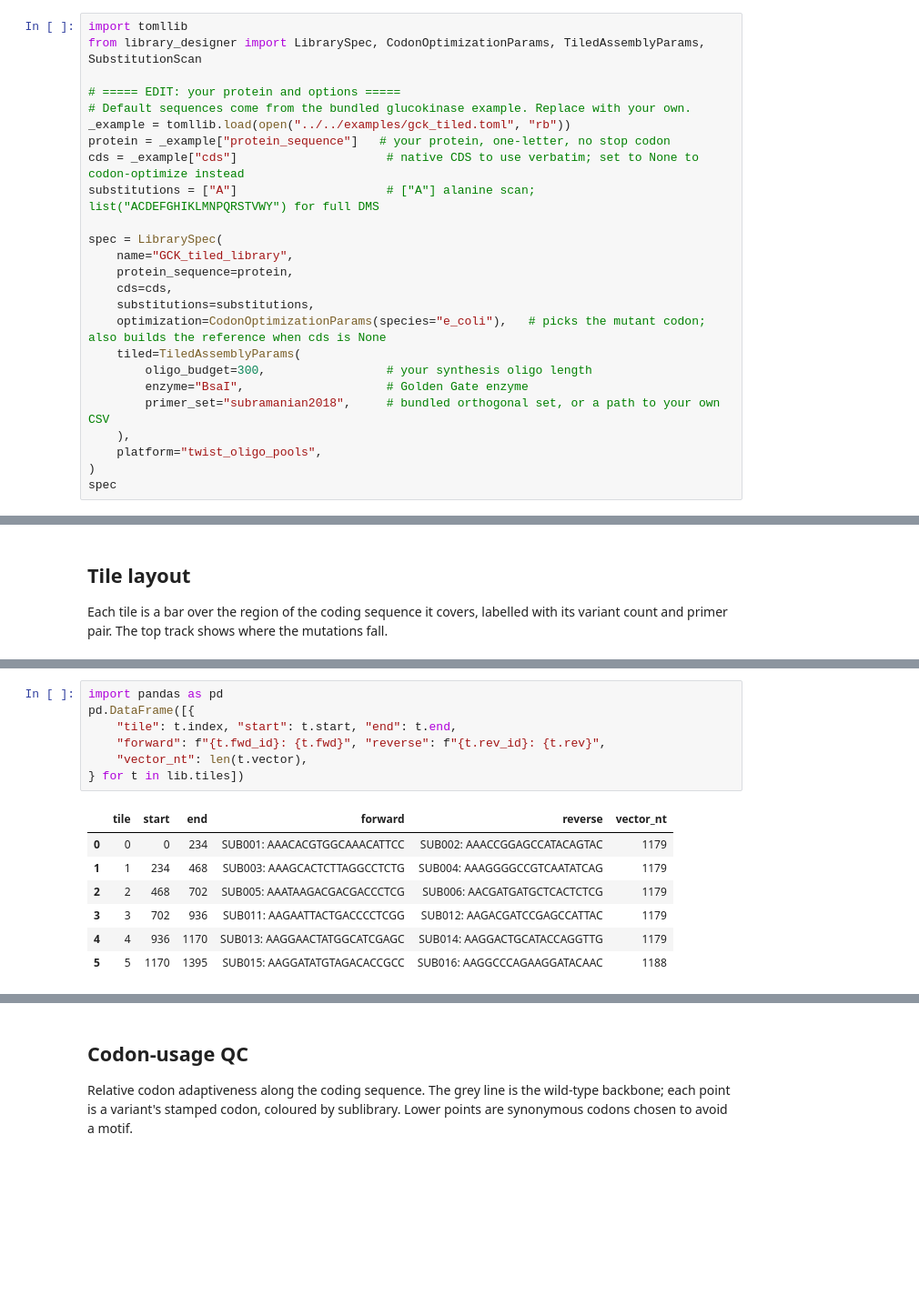
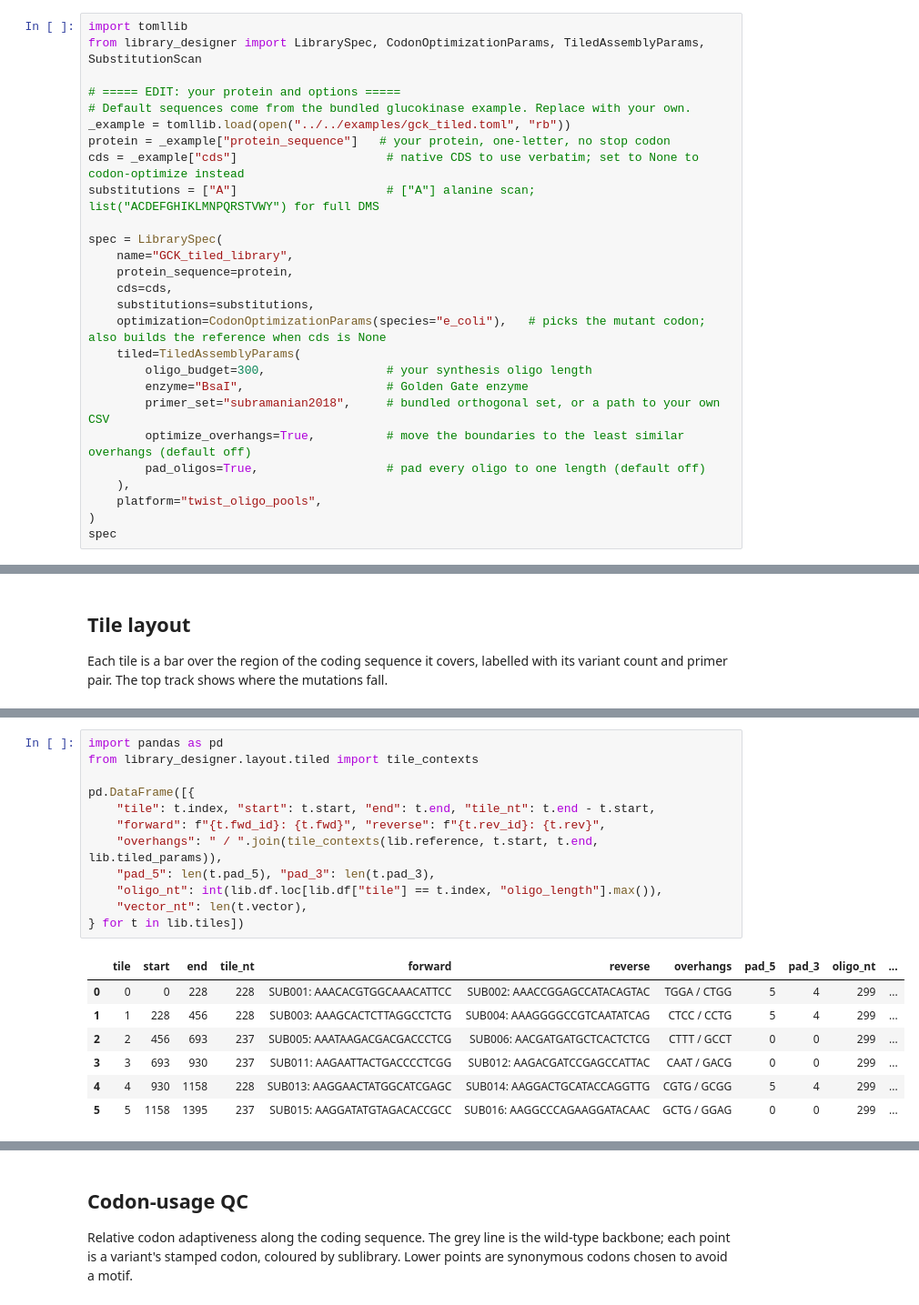
Before and after one commit to micah-olivas/library-designer, a Jupyter notebook: notebooks/tutorials/02-tiled-assembly.ipynb, the cells around one changed output, grey strips where cells are left out. Shown at 91% size. Cells and saved outputs as stored; diff of their text form; blank space fills up the shorter version.

```diff
--- a/notebooks/tutorials/02-tiled-assembly.ipynb
+++ b/notebooks/tutorials/02-tiled-assembly.ipynb
@@ -37,6 +37,8 @@ spec = LibrarySpec(
         oligo_budget=300,                 # your synthesis oligo length
         enzyme="BsaI",                    # Golden Gate enzyme
         primer_set="subramanian2018",     # bundled orthogonal set, or a path to your own CSV
+        optimize_overhangs=True,          # move the boundaries to the least similar overhangs (default off)
+        pad_oligos=True,                  # pad every oligo to one length (default off)
     ),
     platform="twist_oligo_pools",
 )
@@ -79,15 +87,20 @@ One row per tile: the window on the coding sequence, the primer pair that amplif
 # %%
 import pandas as pd
+from library_designer.layout.tiled import tile_contexts
+
 pd.DataFrame([{
-    "tile": t.index, "start": t.start, "end": t.end,
+    "tile": t.index, "start": t.start, "end": t.end, "tile_nt": t.end - t.start,
     "forward": f"{t.fwd_id}: {t.fwd}", "reverse": f"{t.rev_id}: {t.rev}",
+    "overhangs": " / ".join(tile_contexts(lib.reference, t.start, t.end, lib.tiled_params)),
+    "pad_5": len(t.pad_5), "pad_3": len(t.pad_3),
+    "oligo_nt": int(lib.df.loc[lib.df["tile"] == t.index, "oligo_length"].max()),
     "vector_nt": len(t.vector),
 } for t in lib.tiles])
 # %% [output]
-|  | tile | start | end | forward | reverse | vector_nt |
-| 0 | 0 | 0 | 234 | SUB001: AAACACGTGGCAAACATTCC | SUB002: AAACCGGAGCCATACAGTAC | 1179 |
-| 1 | 1 | 234 | 468 | SUB003: AAAGCACTCTTAGGCCTCTG | SUB004: AAAGGGGCCGTCAATATCAG | 1179 |
-| 2 | 2 | 468 | 702 | SUB005: AAATAAGACGACGACCCTCG | SUB006: AACGATGATGCTCACTCTCG | 1179 |
-| 3 | 3 | 702 | 936 | SUB011: AAGAATTACTGACCCCTCGG | SUB012: AAGACGATCCGAGCCATTAC | 1179 |
-| 4 | 4 | 936 | 1170 | SUB013: AAGGAACTATGGCATCGAGC | SUB014: AAGGACTGCATACCAGGTTG | 1179 |
-| 5 | 5 | 1170 | 1395 | SUB015: AAGGATATGTAGACACCGCC | SUB016: AAGGCCCAGAAGGATACAAC | 1188 |
+|  | tile | start | end | tile_nt | forward | reverse | overhangs | pad_5 | pad_3 | oligo_nt | ... |
+| 0 | 0 | 0 | 228 | 228 | SUB001: AAACACGTGGCAAACATTCC | SUB002: AAACCGGAGCCATACAGTAC | TGGA / CTGG | 5 | 4 | 299 | ... |
+| 1 | 1 | 228 | 456 | 228 | SUB003: AAAGCACTCTTAGGCCTCTG | SUB004: AAAGGGGCCGTCAATATCAG | CTCC / CCTG | 5 | 4 | 299 | ... |
+| 2 | 2 | 456 | 693 | 237 | SUB005: AAATAAGACGACGACCCTCG | SUB006: AACGATGATGCTCACTCTCG | CTTT / GCCT | 0 | 0 | 299 | ... |
+| 3 | 3 | 693 | 930 | 237 | SUB011: AAGAATTACTGACCCCTCGG | SUB012: AAGACGATCCGAGCCATTAC | CAAT / GACG | 0 | 0 | 299 | ... |
+| 4 | 4 | 930 | 1158 | 228 | SUB013: AAGGAACTATGGCATCGAGC | SUB014: AAGGACTGCATACCAGGTTG | CGTG / GCGG | 5 | 4 | 299 | ... |
+| 5 | 5 | 1158 | 1395 | 237 | SUB015: AAGGATATGTAGACACCGCC | SUB016: AAGGCCCAGAAGGATACAAC | GCTG / GGAG | 0 | 0 | 299 | ... |
```
Also changed, not shown: parts of 14 cells of this notebook, 22 other files.
